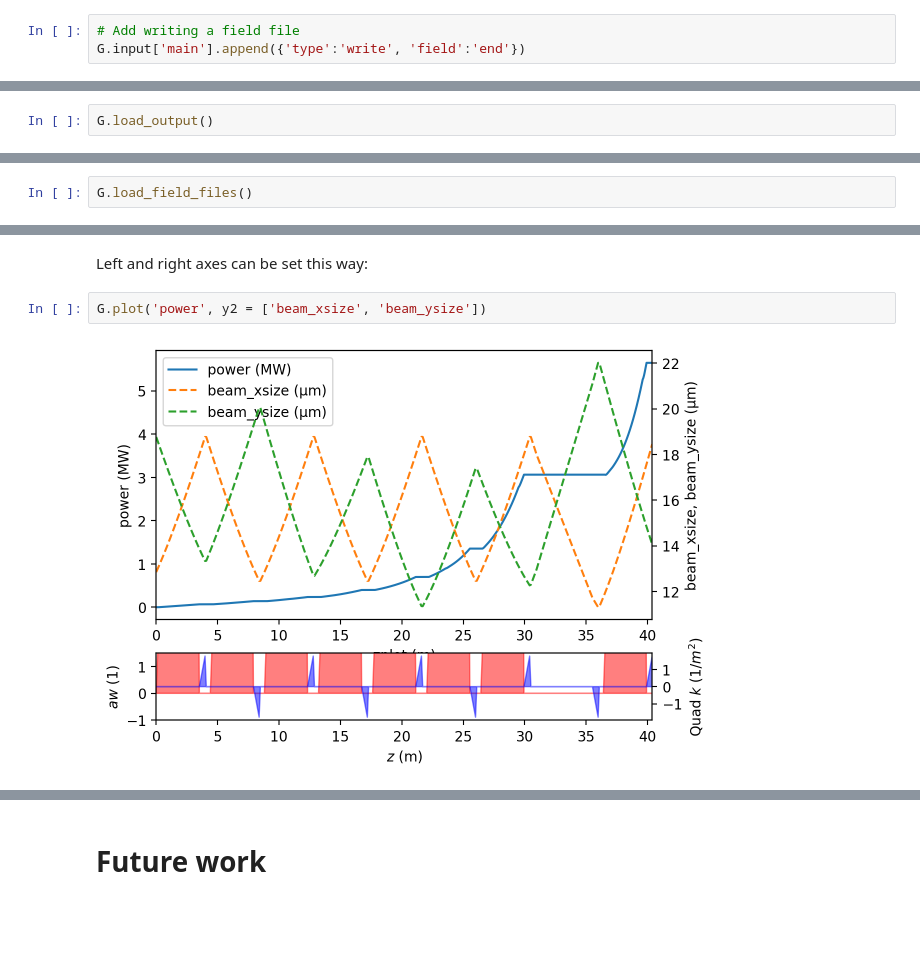
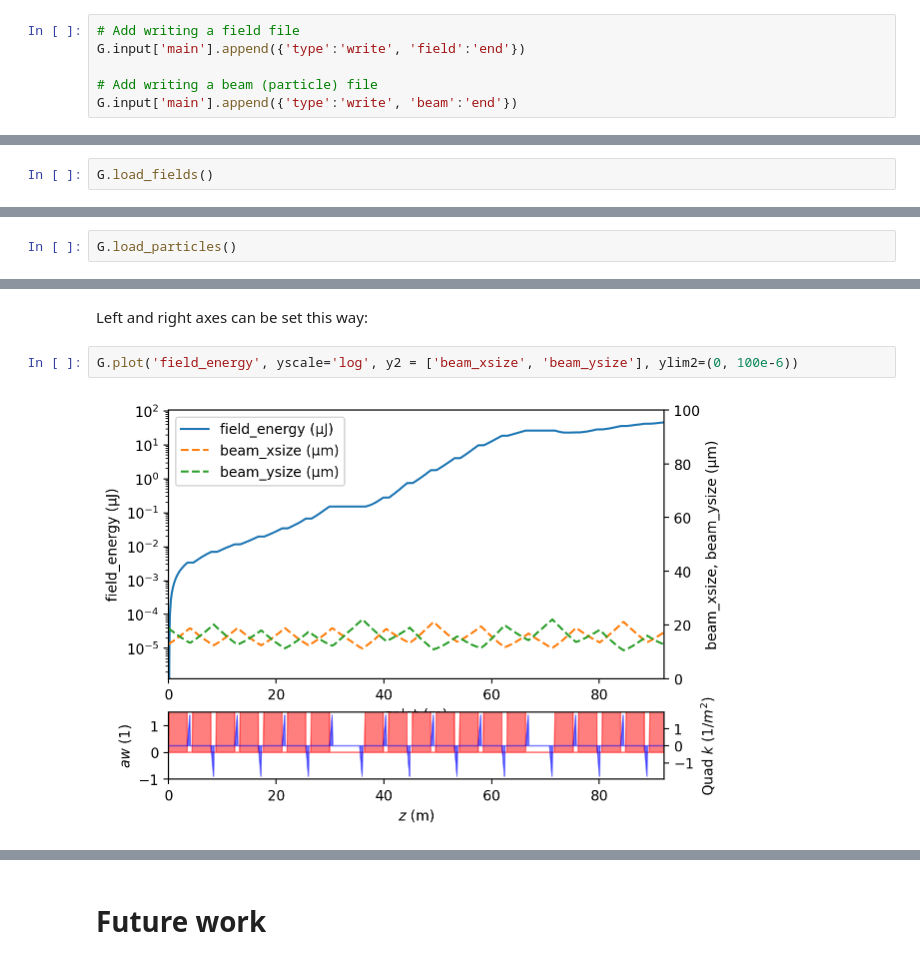
Before and after one commit to slaclab/lume-genesis, a Jupyter notebook: docs/examples/genesis4/genesis4_example.ipynb, the cells around one changed output, grey strips where cells are left out. Saved outputs shown, nothing was run; the diff lists cells and outputs as text; blank space fills up the shorter version.

```diff
--- a/docs/examples/genesis4/genesis4_example.ipynb
+++ b/docs/examples/genesis4/genesis4_example.ipynb
@@ -44,6 +44,9 @@ G.input['main'][-1]['zstop'] = 40
 # %%
 # Add writing a field file
 G.input['main'].append({'type':'write', 'field':'end'})
+
+# Add writing a beam (particle) file
+G.input['main'].append({'type':'write', 'beam':'end'})
 # %% [markdown]
 Run with MPI
 # %%
@@ -71,8 +74,6 @@ Finished.
 ## Output
 
 The main output is an HDF5. The Genesis4 object loads this data into a flat dict
-# %%
-G.load_output()
 # %%
 G.output.keys()
 # %% [output]
@@ -92,7 +117,7 @@ G.output['field_files']
 # %% [markdown]
 This will load all files in the list
 # %%
-G.load_field_files()
+G.load_fields()
 # %% [output]
 Loaded field data: end
 # %%
@@ -160,0 +185,2 @@ plot_slice(i=100)
+# %%
+G.load_particles()
@@ -193,9 +248,9 @@ G.plot()
 # %% [markdown]
 Left and right axes can be set this way:
 # %%
-G.plot('power', y2 = ['beam_xsize', 'beam_ysize'])
+G.plot('field_energy', yscale='log', y2 = ['beam_xsize', 'beam_ysize'], ylim2=(0, 100e-6))
 # %% [output]
-[figure, old version]
+[figure, new version]
 # %%
 G.plot(['field_xsize', 'field_ysize'])
 # %% [output]
```
Also changed, not shown: parts of 31 cells of this notebook, 3 other files.
